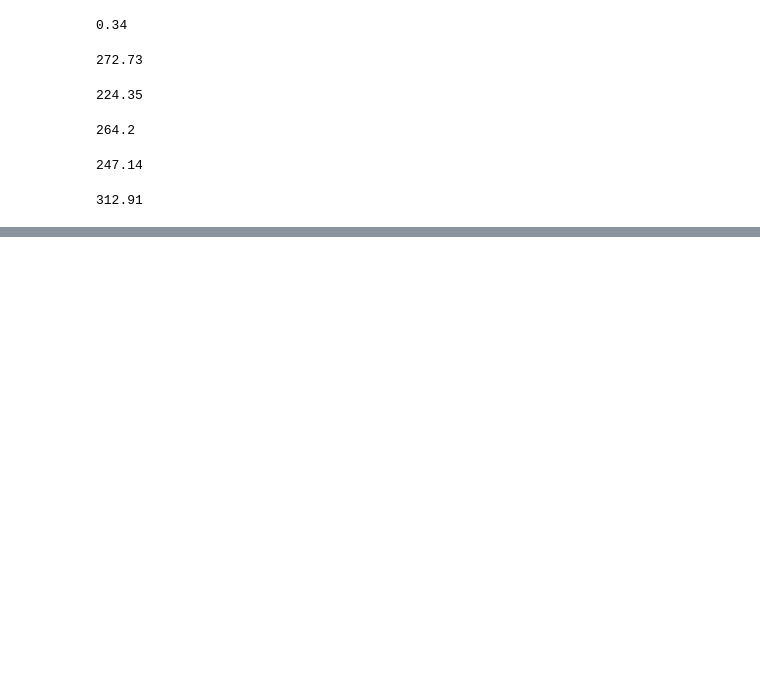
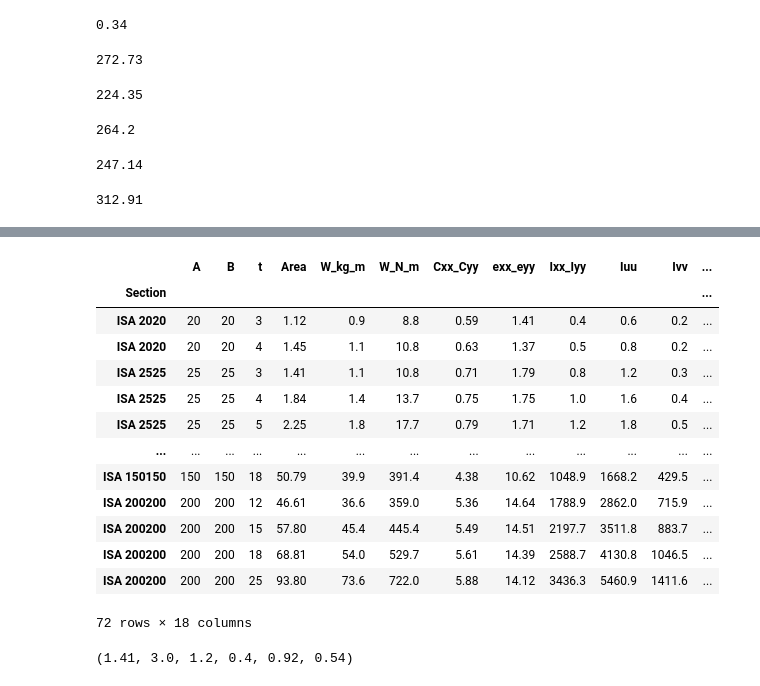
Before and after one commit to anneapen/steel_design, a Jupyter notebook: steel_design_calcs.ipynb, the cells around one changed output, grey strips where cells are left out. Saved outputs shown, nothing was run; the diff lists cells and outputs as text; code cells hidden in the pictures; blank space fills up the shorter version.

```diff
--- a/steel_design_calcs.ipynb
+++ b/steel_design_calcs.ipynb
@@ -468,0 +520,21 @@ rolled_steel_beam
+# %%
+df=pd.read_csv('rolled_steel_equal_angles.csv')
+df=df.set_index('Section')
+rolled_steel_equal_angle=df.copy()
+# %%
+rolled_steel_equal_angle
+# %% [output]
+|  | A | B | t | Area | W_kg_m | W_N_m | Cxx_Cyy | exx_eyy | Ixx_Iyy | Iuu | Ivv | ... |
+| Section |  |  |  |  |  |  |  |  |  |  |  | ... |
+| ISA 2020 | 20 | 20 | 3 | 1.12 | 0.9 | 8.8 | 0.59 | 1.41 | 0.4 | 0.6 | 0.2 | ... |
+| ISA 2020 | 20 | 20 | 4 | 1.45 | 1.1 | 10.8 | 0.63 | 1.37 | 0.5 | 0.8 | 0.2 | ... |
+| ISA 2525 | 25 | 25 | 3 | 1.41 | 1.1 | 10.8 | 0.71 | 1.79 | 0.8 | 1.2 | 0.3 | ... |
+| ISA 2525 | 25 | 25 | 4 | 1.84 | 1.4 | 13.7 | 0.75 | 1.75 | 1.0 | 1.6 | 0.4 | ... |
+| ISA 2525 | 25 | 25 | 5 | 2.25 | 1.8 | 17.7 | 0.79 | 1.71 | 1.2 | 1.8 | 0.5 | ... |
+| ... | ... | ... | ... | ... | ... | ... | ... | ... | ... | ... | ... | ... |
+| ISA 150150 | 150 | 150 | 18 | 50.79 | 39.9 | 391.4 | 4.38 | 10.62 | 1048.9 | 1668.2 | 429.5 | ... |
+| ISA 200200 | 200 | 200 | 12 | 46.61 | 36.6 | 359.0 | 5.36 | 14.64 | 1788.9 | 2862.0 | 715.9 | ... |
+| ISA 200200 | 200 | 200 | 15 | 57.80 | 45.4 | 445.4 | 5.49 | 14.51 | 2197.7 | 3511.8 | 883.7 | ... |
+| ISA 200200 | 200 | 200 | 18 | 68.81 | 54.0 | 529.7 | 5.61 | 14.39 | 2588.7 | 4130.8 | 1046.5 | ... |
+| ISA 200200 | 200 | 200 | 25 | 93.80 | 73.6 | 722.0 | 5.88 | 14.12 | 3436.3 | 5460.9 | 1411.6 | ... |
+72 rows × 18 columns
@@ -468,0 +561,4 @@ rolled_steel_beam
+# %%
+rolled_steel_unequal_angle("ISA 3020",10.8)
+# %% [output]
+(1.41, 3.0, 1.2, 0.4, 0.92, 0.54)
```
Also changed, not shown: parts of 11 cells of this notebook, 5 other files.
